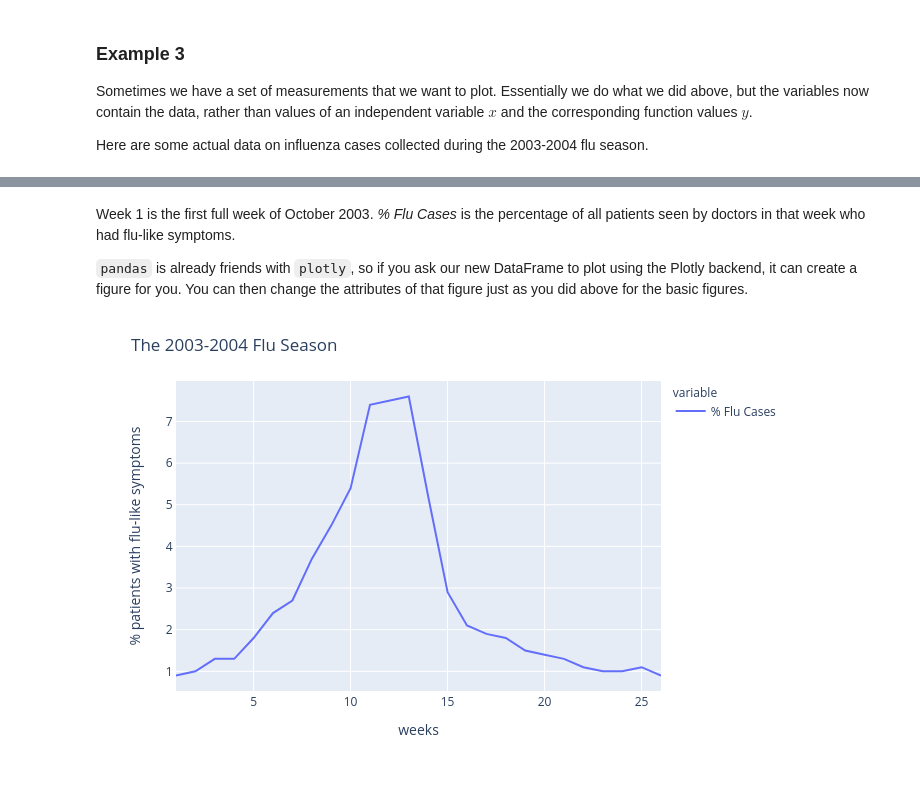
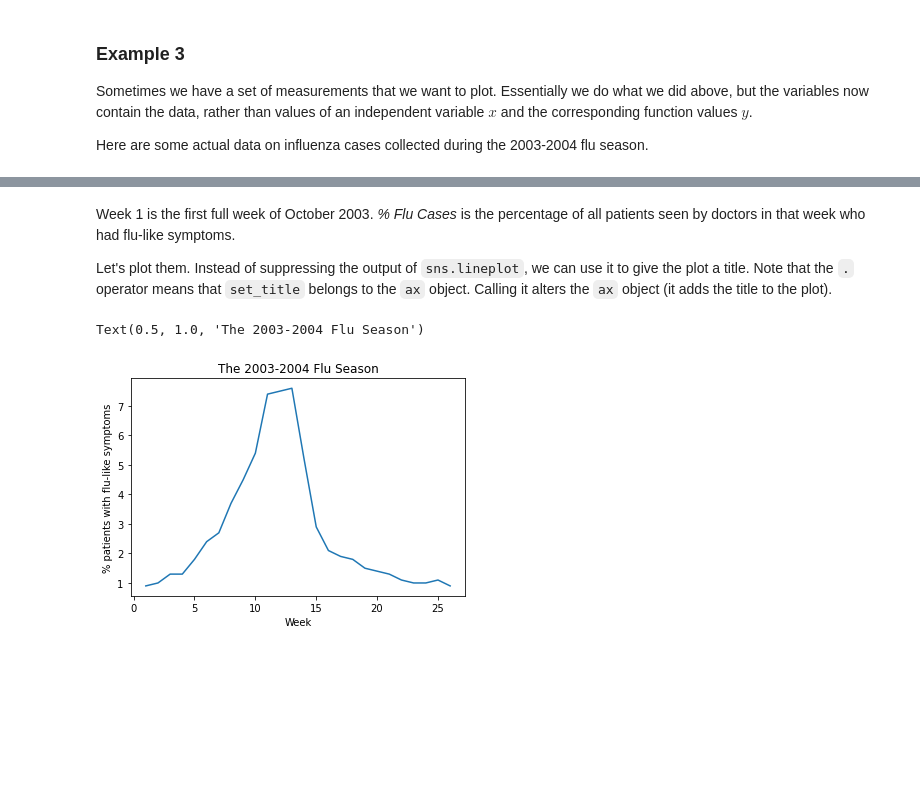
Before and after one commit to BenKaehler/mm-labs, a Jupyter notebook: notebooks/lab-01.ipynb, the cells around one changed output, grey strips where cells are left out. Saved outputs shown, nothing was run; the diff lists cells and outputs as text; code cells hidden in the pictures; blank space fills up the shorter version.

```diff
--- a/notebooks/lab-01.ipynb
+++ b/notebooks/lab-01.ipynb
@@ -255,10 +250,10 @@ Sometimes we have a set of measurements that we want to plot. Essentially we do
 
 Here are some actual data on influenza cases collected during the 2003-2004 flu season.
 # %%
-data = {'Weeks':
+data = {'Week':
         [1, 2, 3, 4, 5, 6, 7, 8, 9, 10, 11, 12, 13,
          14, 15, 16, 17, 18, 19, 20, 21, 22, 23, 24, 25, 26],
-        '% Flu Cases':
+        '% patients with flu-like symptoms':
         [0.9, 1.0, 1.3, 1.3, 1.8, 2.4, 2.7, 3.7, 4.5,
          5.4, 7.4, 7.5, 7.6, 5.2, 2.9, 2.1, 1.9, 1.8,
          1.5, 1.4, 1.3, 1.1, 1.0, 1.0, 1.1, 0.9]}
@@ -265 +282,3 @@ data = {'Weeks':
+# %%
+data = pd.DataFrame(data)
 # %%
@@ -310,12 +304,10 @@ fluCases
 # %% [markdown]
 Week 1 is the first full week of October 2003. _% Flu Cases_ is the percentage of all patients seen by doctors in that week who had flu-like symptoms.
 
-`pandas` is already friends with `plotly`, so if you ask our new DataFrame to plot using the Plotly backend, it can create a figure for you. You can then change the attributes of that figure just as you did above for the basic figures.
+Let's plot them. Instead of suppressing the output of `sns.lineplot`, we can use it to give the plot a title. Note that the `.` operator means that `set_title` belongs to the `ax` object. Calling it alters the `ax` object (it adds the title to the plot).
-# %%
-fig = fluCases.plot(backend='plotly')
-fig.layout.update(dict(title='The 2003-2004 Flu Season',
-                       xaxis=dict(title='weeks'),
-                       yaxis=dict(title='% patients with flu-like symptoms')))
-fig.show('png')
-# %% [output]
-[figure, removed]
+# %%
+ax = sns.lineplot(data=data, x='Week', y='% patients with flu-like symptoms')
+ax.set_title('The 2003-2004 Flu Season')
+# %% [output]
+Text(0.5, 1.0, 'The 2003-2004 Flu Season')
+[figure, added]
```
Also changed, not shown: parts of 21 cells of this notebook.
